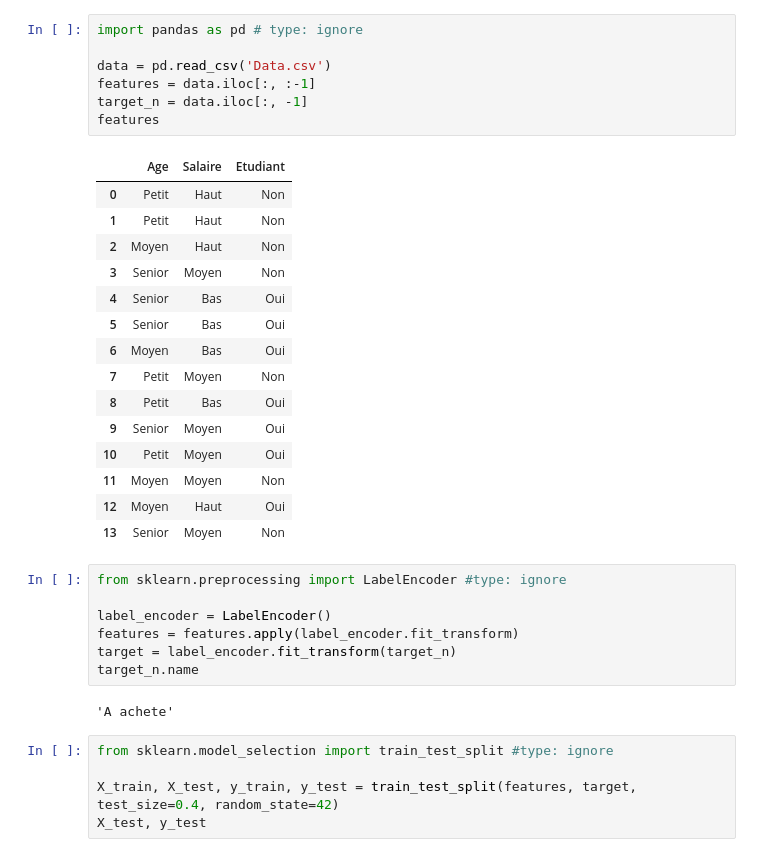
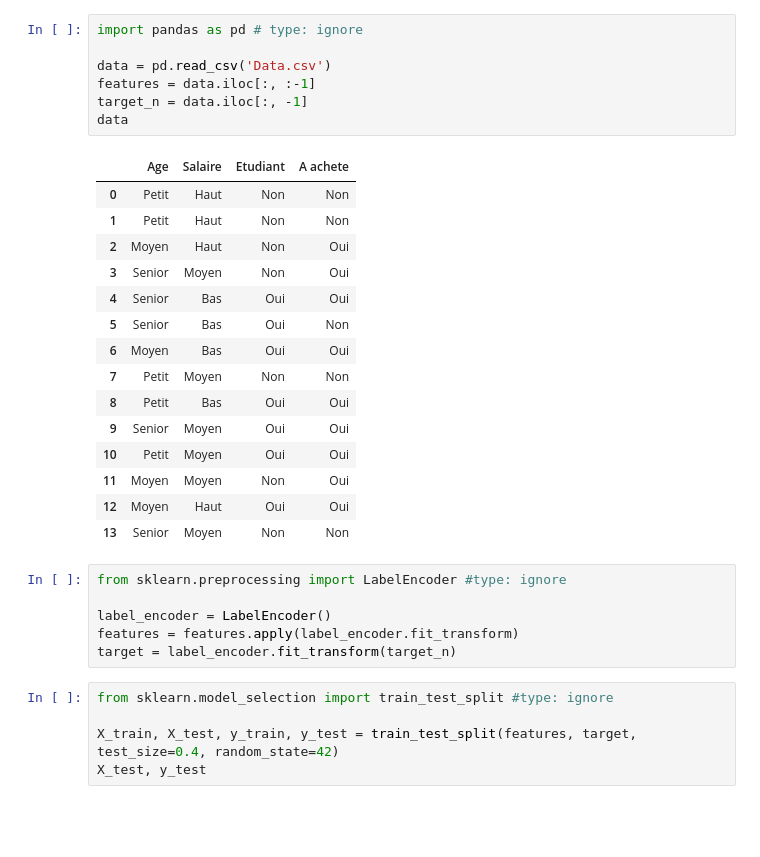
Before and after one commit to ferayame/decision-tree-from-scratch, a Jupyter notebook: dataClassification.ipynb, the cells around one changed output. Cells and saved outputs as stored; diff of their text form; blank space fills up the shorter version.

```diff
--- a/dataClassification.ipynb
+++ b/dataClassification.ipynb
@@ -1,35 +1,32 @@
 # %%
 import pandas as pd # type: ignore
 
 data = pd.read_csv('Data.csv')
 features = data.iloc[:, :-1]
 target_n = data.iloc[:, -1]
-features
+data
 # %% [output]
-|  | Age | Salaire | Etudiant |
-| 0 | Petit | Haut | Non |
-| 1 | Petit | Haut | Non |
-| 2 | Moyen | Haut | Non |
-| 3 | Senior | Moyen | Non |
-| 4 | Senior | Bas | Oui |
-| 5 | Senior | Bas | Oui |
-| 6 | Moyen | Bas | Oui |
-| 7 | Petit | Moyen | Non |
-| 8 | Petit | Bas | Oui |
-| 9 | Senior | Moyen | Oui |
-| 10 | Petit | Moyen | Oui |
-| 11 | Moyen | Moyen | Non |
-| 12 | Moyen | Haut | Oui |
-| 13 | Senior | Moyen | Non |
+|  | Age | Salaire | Etudiant | A achete |
+| 0 | Petit | Haut | Non | Non |
+| 1 | Petit | Haut | Non | Non |
+| 2 | Moyen | Haut | Non | Oui |
+| 3 | Senior | Moyen | Non | Oui |
+| 4 | Senior | Bas | Oui | Oui |
+| 5 | Senior | Bas | Oui | Non |
+| 6 | Moyen | Bas | Oui | Oui |
+| 7 | Petit | Moyen | Non | Non |
+| 8 | Petit | Bas | Oui | Oui |
+| 9 | Senior | Moyen | Oui | Oui |
+| 10 | Petit | Moyen | Oui | Oui |
+| 11 | Moyen | Moyen | Non | Oui |
+| 12 | Moyen | Haut | Oui | Oui |
+| 13 | Senior | Moyen | Non | Non |
 # %%
 from sklearn.preprocessing import LabelEncoder #type: ignore
 
 label_encoder = LabelEncoder()
 features = features.apply(label_encoder.fit_transform)
 target = label_encoder.fit_transform(target_n)
-target_n.name
-# %% [output]
-'A achete'
 # %%
 from sklearn.model_selection import train_test_split #type: ignore
 
```
Also changed, not shown: parts of 11 cells of this notebook.
